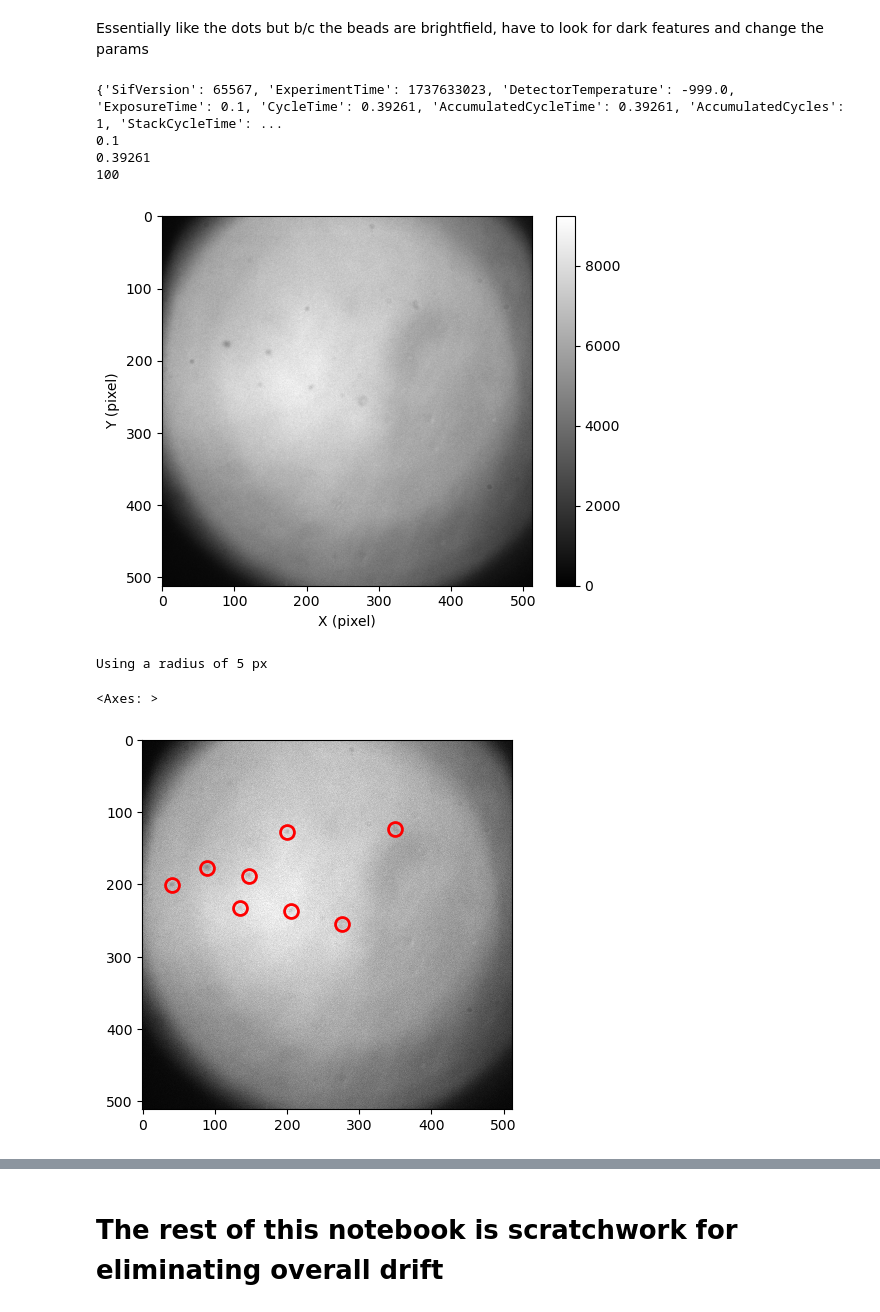
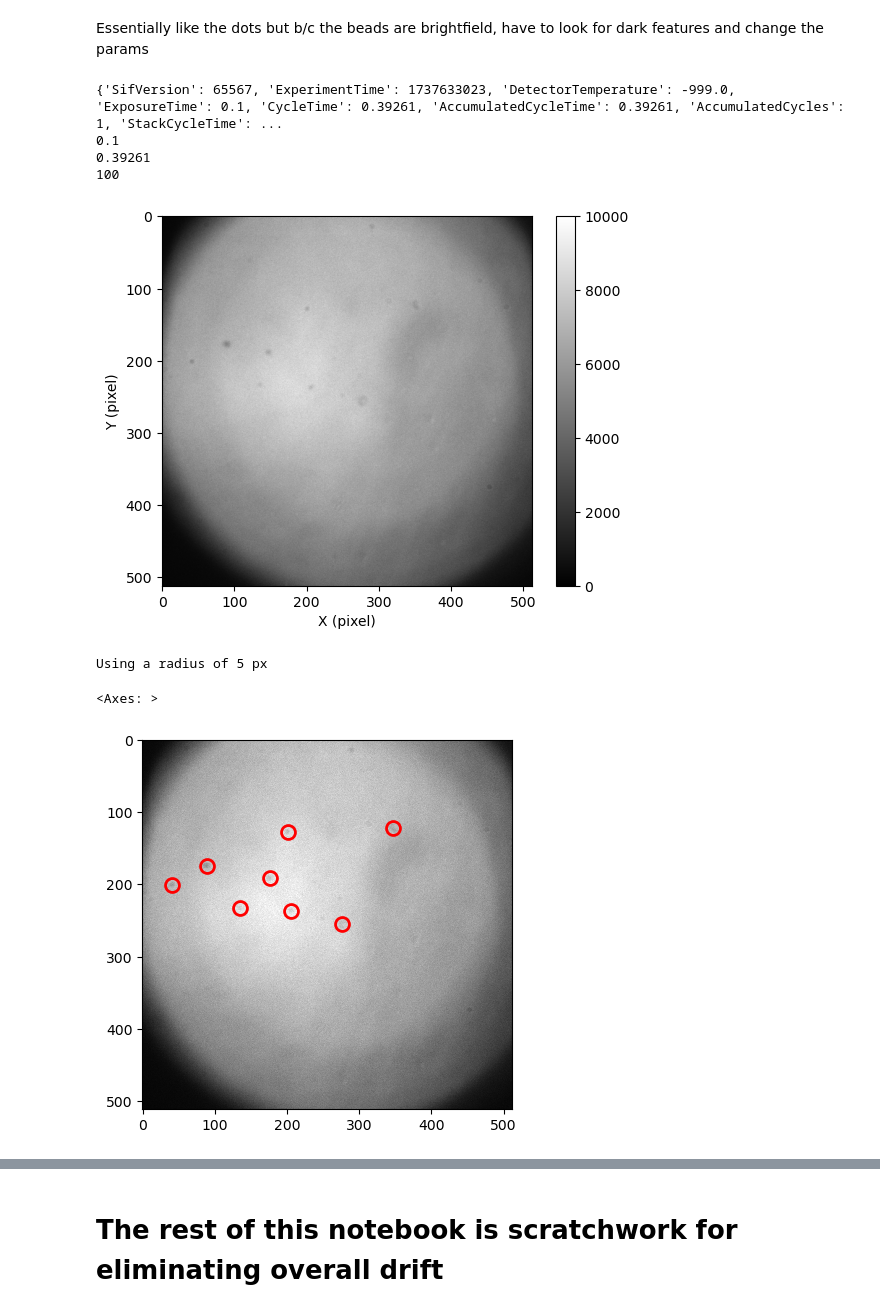
Before and after one commit to UW-Quantum-Defect-Lab/qdmodel, a Jupyter notebook: qdanalysis/andor_tracking_analysis.ipynb, the cells around one changed output, grey strips where cells are left out. Drawn from its saved outputs; the diff is of its cells as text; code cells hidden in the pictures.

```diff
--- a/qdanalysis/andor_tracking_analysis.ipynb
+++ b/qdanalysis/andor_tracking_analysis.ipynb
@@ -130,35 +131,35 @@ Essentially like the dots but b/c the beads are brightfield, have to look for da
 # %%
 # Open the SIF file. 512x512 is pixel size of the camera
 filename = '/Users/tommtommbom/Desktop/qdrepos/andor_data/2025_01_22/beads/1_free&tether&stuck.sif'
 data = sif_parser.xr_open(filename)
 print(data.attrs)
 print(data.ExposureTime) # exposure time of when shutter opens to close. Check docs on andor for exact time
 print(data.CycleTime) #time when shutter opens to next time when shutter OPENS. Check andor docs to see exact time
 print(data.NumberOfFrames) # obvious
 # Access the data array. # axis 0 is frame, axis 1 is the y axis in the image and axis 2 is the x axis in the image
 image_data = data.values
 
 # getting rid of the dead pixels of the line for the andor camera
 # Set the selected region to the average of the 10 pixels around it
 # would be better to bkg subtract but the pixels change in intensity depending on laser power so would have to do this for every power
 for i in range(image_data.shape[0]):
     for j in range(290, image_data.shape[1]):
         for k in range(171, 173):
             image_data[i, j, k] = np.mean(image_data[i, max(0, j-10):min(image_data.shape[1], j+10), max(0, k-10):min(image_data.shape[2], k+10)])
 
 # Plot the image
 framenum = 0
-plt.imshow(image_data[framenum], cmap="gray", vmin=0)
+plt.imshow(image_data[framenum], cmap="gray", vmin=0, vmax = 10000)
 plt.xlabel('X (pixel)')
 plt.ylabel('Y (pixel)')
 plt.colorbar()
 plt.show()
 # %% [output]
 {'SifVersion': 65567, 'ExperimentTime': 1737633023, 'DetectorTemperature': -999.0, 'ExposureTime': 0.1, 'CycleTime': 0.39261, 'AccumulatedCycleTime': 0.39261, 'AccumulatedCycles': 1, 'StackCycleTime': ...
 0.1
 0.39261
 100
-[figure, old version]
+[figure, new version]
 # %%
 # Finding the radius of the feature
 micron_per_pixel = 20/80.056 # for andor camera
@@ -170,7 +171,7 @@ print('Using a radius of {:d} px'.format(radius))
 
 # PARAMETERS TO BE CHANGED
 frames = image_data
-frame_num = 0
+frame_num = 50
 r = radius + 30 # we use a slightly larger radius for error in case it's larger (clumps of qds)
 minmass = 250 # minimum integrated brightness of feature, https://soft-matter.github.io/trackpy/dev/generated/trackpy.locate.html
 threshold = 300 # threshold could be useful which eliminates noise below value. might want to bkg subrtract first
@@ -181,6 +182,6 @@ tp.annotate(f_locate, frames[frame_num], plot_style={'markersize': radius*2}, ax
 # %% [output]
 Using a radius of 5 px
 <Axes: >
-[figure, old version]
+[figure, new version]
 # %%
 # find the features for all frames
```
Also changed, not shown: parts of 5 cells of this notebook, 1 other file.
